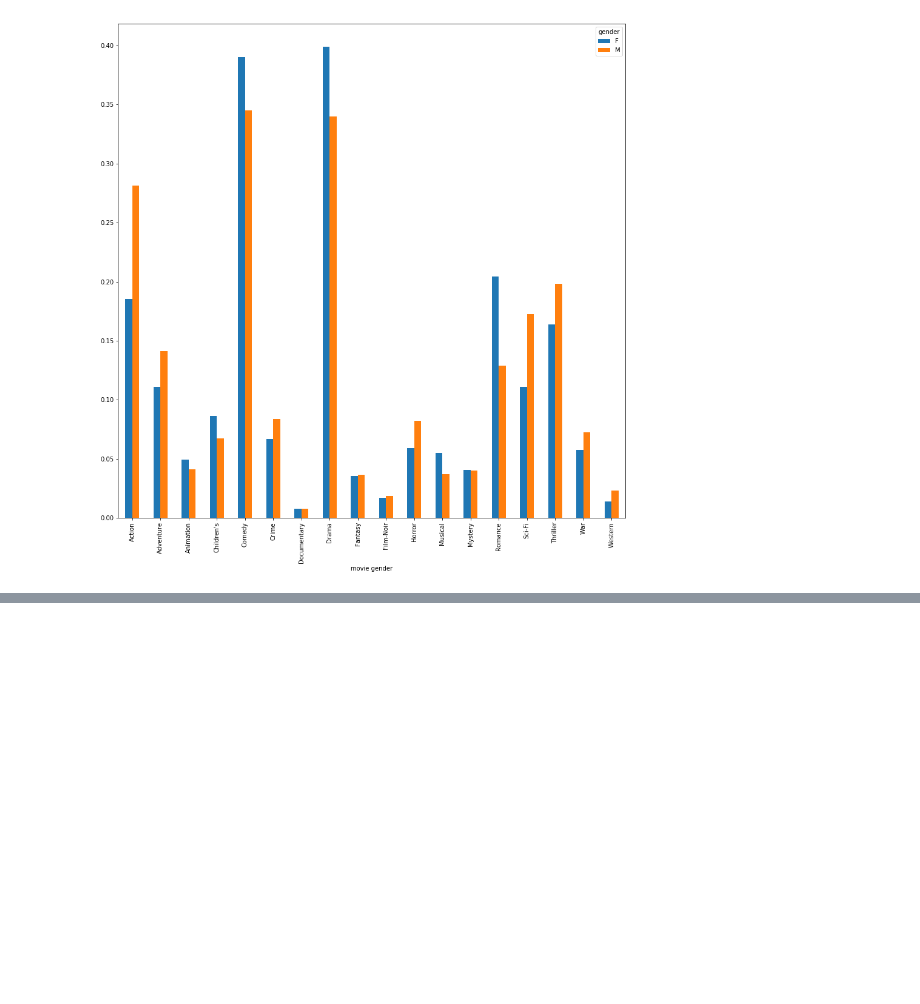
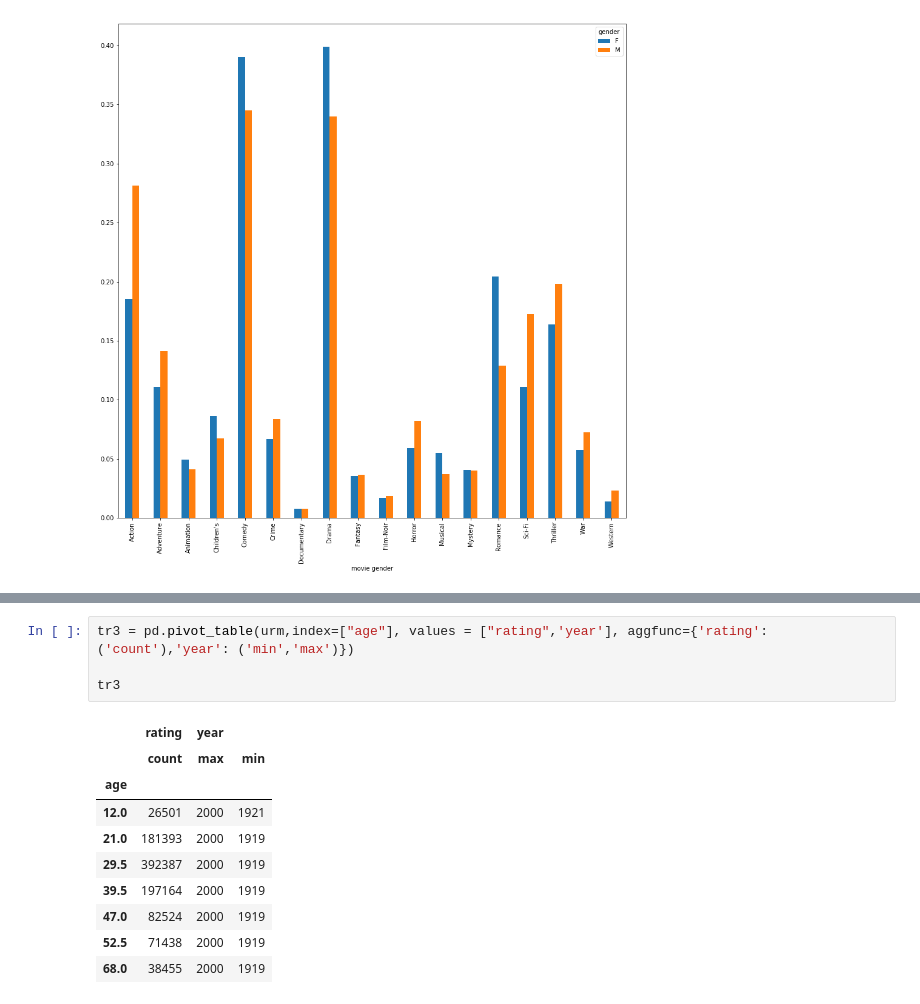
Before and after one commit to nicolagennaro/pussy-project, a Jupyter notebook: Join.ipynb, the cells around one changed output, grey strips where cells are left out. Cells and saved outputs as stored; diff of their text form; blank space fills up the shorter version.

```diff
--- a/Join.ipynb
+++ b/Join.ipynb
@@ -662,0 +699,15 @@ Western       0.014109  0.022884
+# %%
+tr3 = pd.pivot_table(urm,index=["age"], values = ["rating",'year'], aggfunc={'rating':('count'),'year': ('min','max')})
+
+tr3
+# %% [output]
+|  | rating | year |  |
+|  | count | max | min |
+| age |  |  |  |
+| 12.0 | 26501 | 2000 | 1921 |
+| 21.0 | 181393 | 2000 | 1919 |
+| 29.5 | 392387 | 2000 | 1919 |
+| 39.5 | 197164 | 2000 | 1919 |
+| 47.0 | 82524 | 2000 | 1919 |
+| 52.5 | 71438 | 2000 | 1919 |
+| 68.0 | 38455 | 2000 | 1919 |
```
Also changed, not shown: parts of 7 cells of this notebook.
